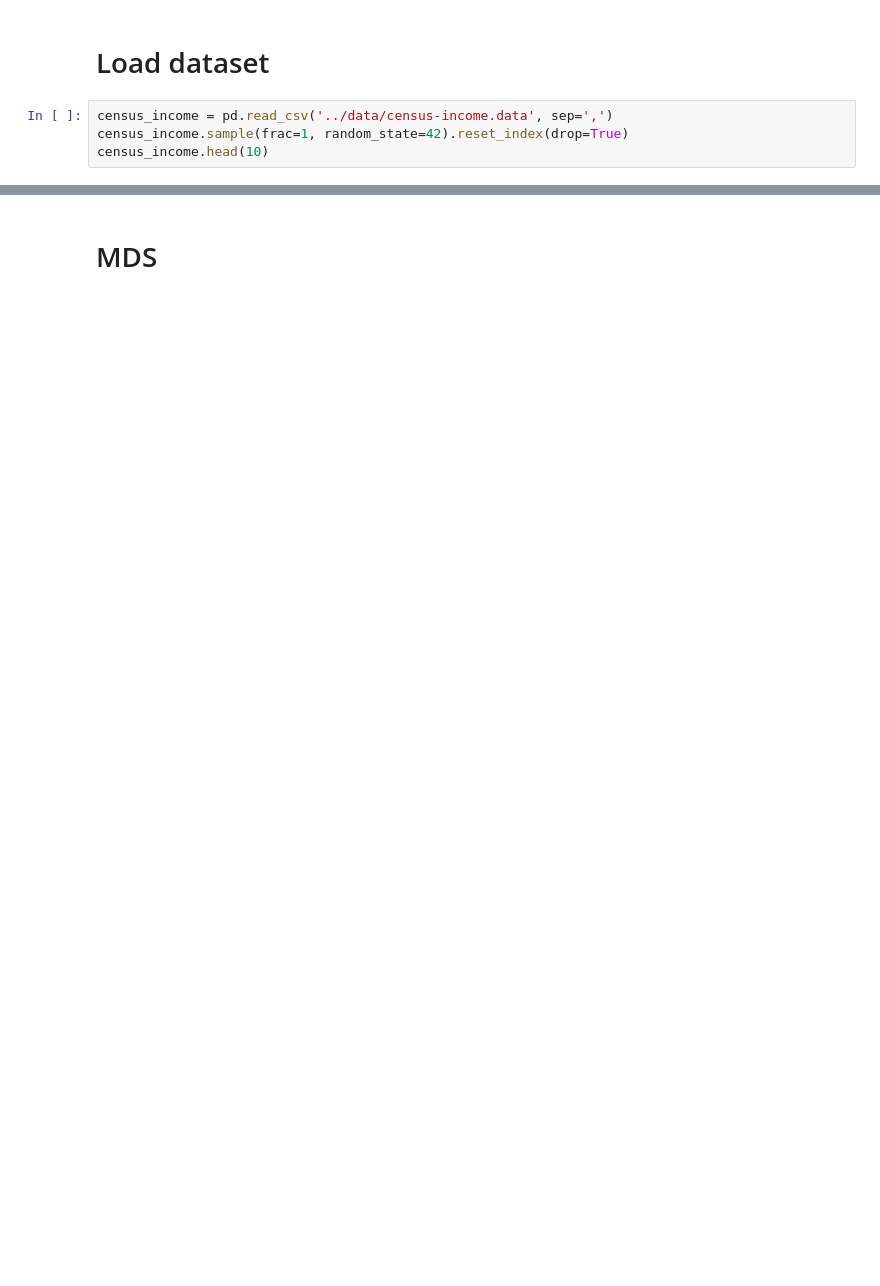
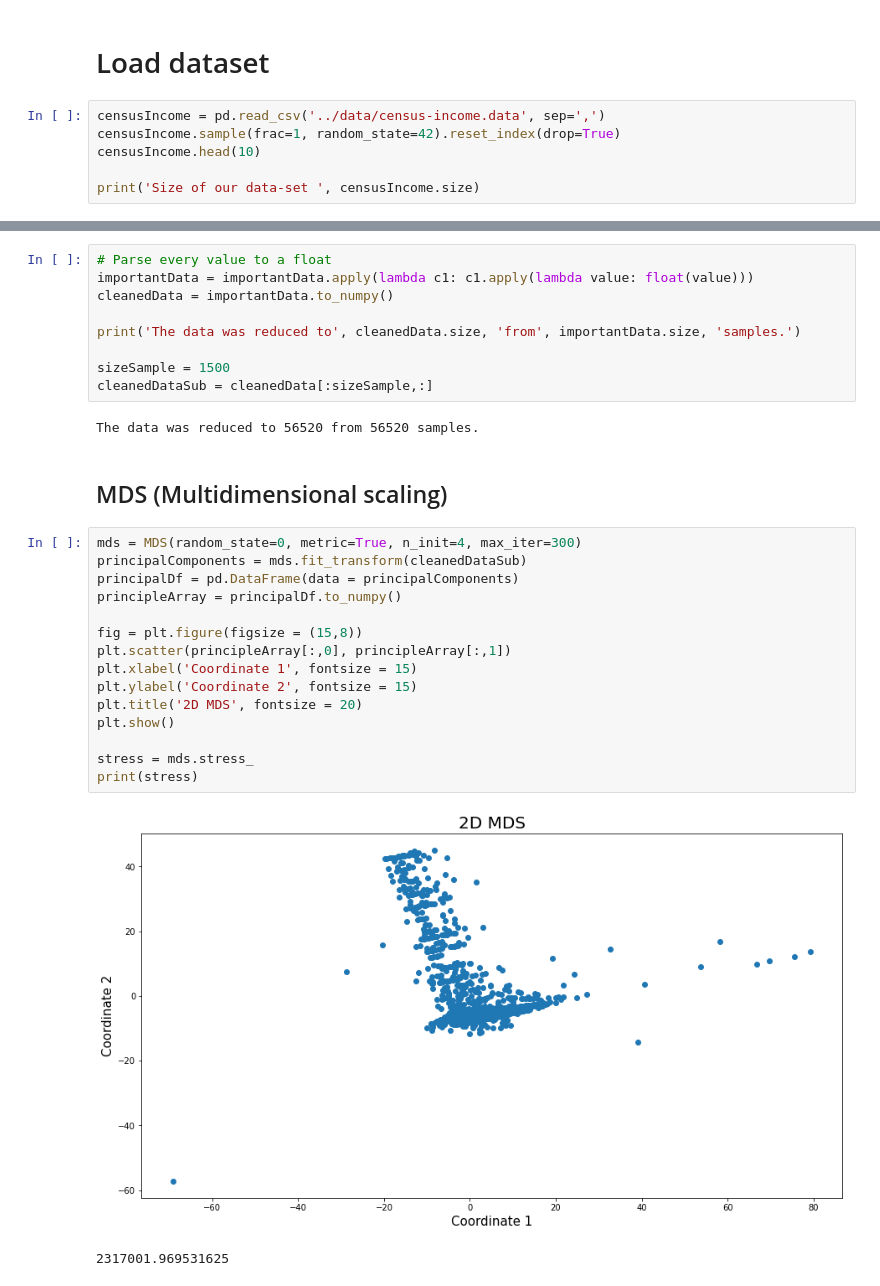
Before and after one commit to FlorianMold/fh-data-science, a Jupyter notebook: ex2/census-income.ipynb, the cells around one changed output, grey strips where cells are left out. Saved outputs shown, nothing was run; the diff lists cells and outputs as text; blank space fills up the shorter version.

Commit message:
feat(ex2/census-income): apply dim-reduction algorithms

```diff
--- a/ex2/census-income.ipynb
+++ b/ex2/census-income.ipynb
@@ -22,7 +14,9 @@ pd.options.display.max_columns = None
 # %% [markdown]
 # Load dataset
 # %%
-census_income = pd.read_csv('../data/census-income.data', sep=',')
-census_income.sample(frac=1, random_state=42).reset_index(drop=True)
-census_income.head(10)
+censusIncome = pd.read_csv('../data/census-income.data', sep=',')
+censusIncome.sample(frac=1, random_state=42).reset_index(drop=True)
+censusIncome.head(10)
+
+print('Size of our data-set ', censusIncome.size)
 # %% [output]
@@ -40,2 +91,31 @@ census_income.head(10)
+# %%
+# Parse every value to a float
+importantData = importantData.apply(lambda c1: c1.apply(lambda value: float(value)))
+cleanedData = importantData.to_numpy()
+
+print('The data was reduced to', cleanedData.size, 'from', importantData.size, 'samples.')
+
+sizeSample = 1500
+cleanedDataSub = cleanedData[:sizeSample,:]
+# %% [output]
+The data was reduced to 56520 from 56520 samples.
 # %% [markdown]
-# MDS
+## MDS (Multidimensional scaling)
+# %%
+mds = MDS(random_state=0, metric=True, n_init=4, max_iter=300)
+principalComponents = mds.fit_transform(cleanedDataSub)
+principalDf = pd.DataFrame(data = principalComponents)
+principleArray = principalDf.to_numpy()
+
+fig = plt.figure(figsize = (15,8))
+plt.scatter(principleArray[:,0], principleArray[:,1])
+plt.xlabel('Coordinate 1', fontsize = 15)
+plt.ylabel('Coordinate 2', fontsize = 15)
+plt.title('2D MDS', fontsize = 20)
+plt.show()
+
+stress = mds.stress_
+print(stress)
+# %% [output]
+[figure, added]
+2317001.969531625
```
Also changed, not shown: parts of 17 cells of this notebook, 3 other files.
